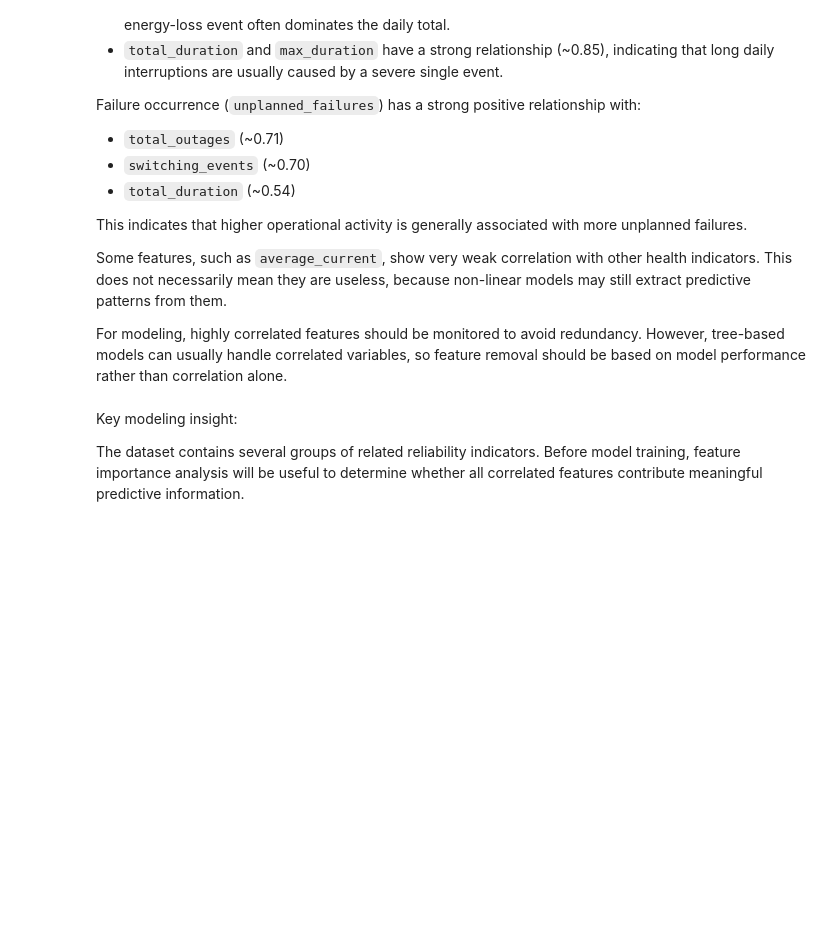
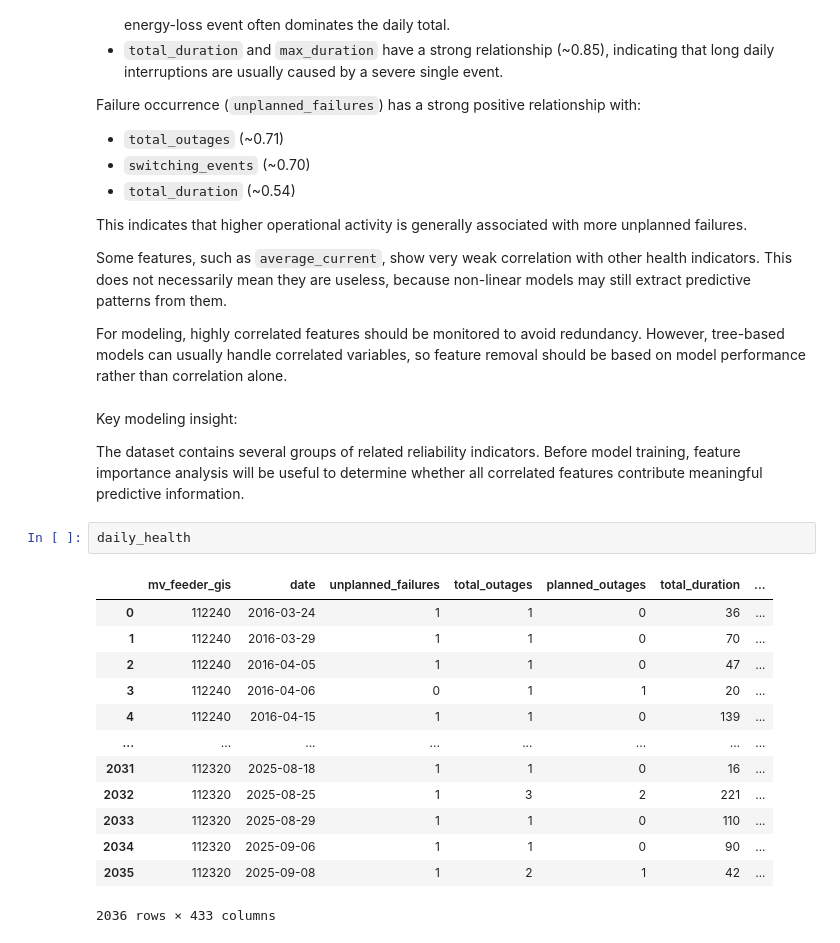
Before and after one commit to Nasim-Amani/grid-failure, a Jupyter notebook: daily_feeder_health.ipynb, the cells around one changed output. Cells and saved outputs as stored; diff of their text form; blank space fills up the shorter version.

```diff
--- a/daily_feeder_health.ipynb
+++ b/daily_feeder_health.ipynb
@@ -1392,3 +1392,19 @@ For modeling, highly correlated features should be monitored to avoid redundancy
 Key modeling insight:
 
 The dataset contains several groups of related reliability indicators. Before model training, feature importance analysis will be useful to determine whether all correlated features contribute meaningful predictive information.
+# %%
+daily_health
+# %% [output]
+|  | mv_feeder_gis | date | unplanned_failures | total_outages | planned_outages | total_duration | ... |
+| 0 | 112240 | 2016-03-24 | 1 | 1 | 0 | 36 | ... |
+| 1 | 112240 | 2016-03-29 | 1 | 1 | 0 | 70 | ... |
+| 2 | 112240 | 2016-04-05 | 1 | 1 | 0 | 47 | ... |
+| 3 | 112240 | 2016-04-06 | 0 | 1 | 1 | 20 | ... |
+| 4 | 112240 | 2016-04-15 | 1 | 1 | 0 | 139 | ... |
+| ... | ... | ... | ... | ... | ... | ... | ... |
+| 2031 | 112320 | 2025-08-18 | 1 | 1 | 0 | 16 | ... |
+| 2032 | 112320 | 2025-08-25 | 1 | 3 | 2 | 221 | ... |
+| 2033 | 112320 | 2025-08-29 | 1 | 1 | 0 | 110 | ... |
+| 2034 | 112320 | 2025-09-06 | 1 | 1 | 0 | 90 | ... |
+| 2035 | 112320 | 2025-09-08 | 1 | 2 | 1 | 42 | ... |
+2036 rows × 433 columns
```
Also changed, not shown: parts of 2 cells of this notebook.
